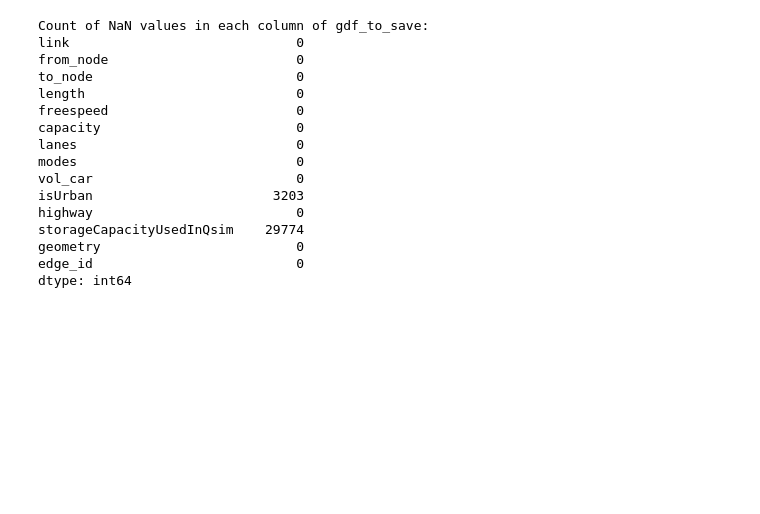
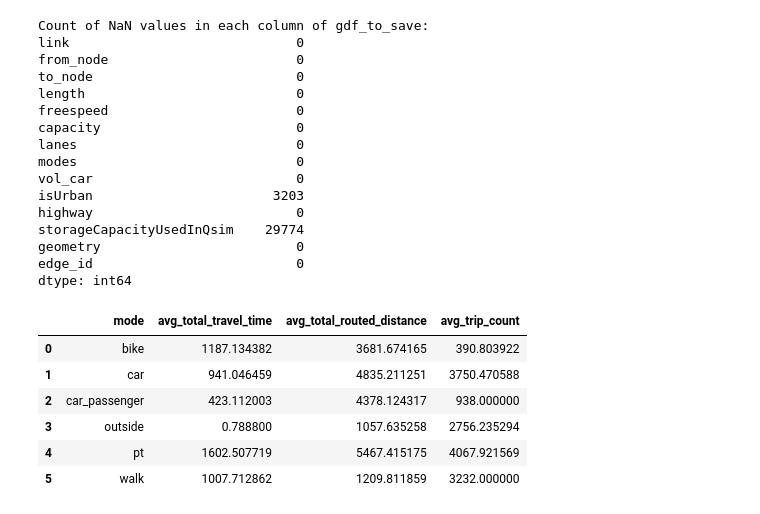
Before and after one commit to enatterer/matsim-ile-de-france, a Jupyter notebook: ile_de_france/src/main/python/process_output_of_simulations/create_base_links_pop_1pm.ipynb, the cells around one changed output. Drawn from its saved outputs; the diff is of its cells as text; code cells hidden in the pictures; blank space fills up the shorter version.

```diff
--- a/ile_de_france/src/main/python/process_output_of_simulations/create_base_links_pop_1pm.ipynb
+++ b/ile_de_france/src/main/python/process_output_of_simulations/create_base_links_pop_1pm.ipynb
@@ -269,0 +297,10 @@ gdf_comparison_mean_to_save.to_file(result_path_comparison_mean, driver='GeoJSON
+# %%
+df_basecase_mode_stats
+# %% [output]
+|  | mode | avg_total_travel_time | avg_total_routed_distance | avg_trip_count |
+| 0 | bike | 1187.134382 | 3681.674165 | 390.803922 |
+| 1 | car | 941.046459 | 4835.211251 | 3750.470588 |
+| 2 | car_passenger | 423.112003 | 4378.124317 | 938.000000 |
+| 3 | outside | 0.788800 | 1057.635258 | 2756.235294 |
+| 4 | pt | 1602.507719 | 5467.415175 | 4067.921569 |
+| 5 | walk | 1007.712862 | 1209.811859 | 3232.000000 |
```
Also changed, not shown: parts of 8 cells of this notebook, 2 other files.
